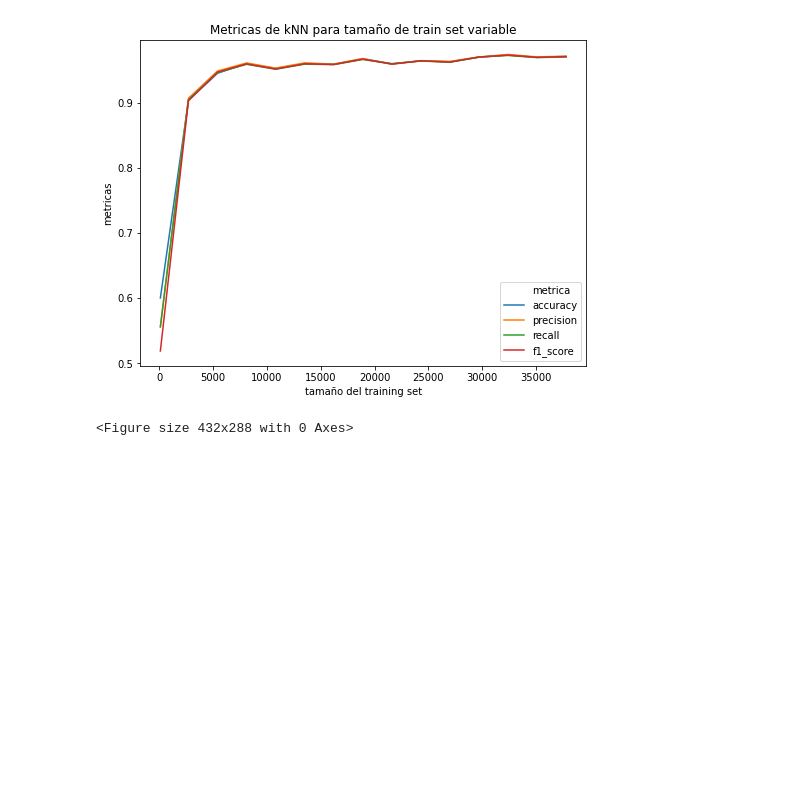
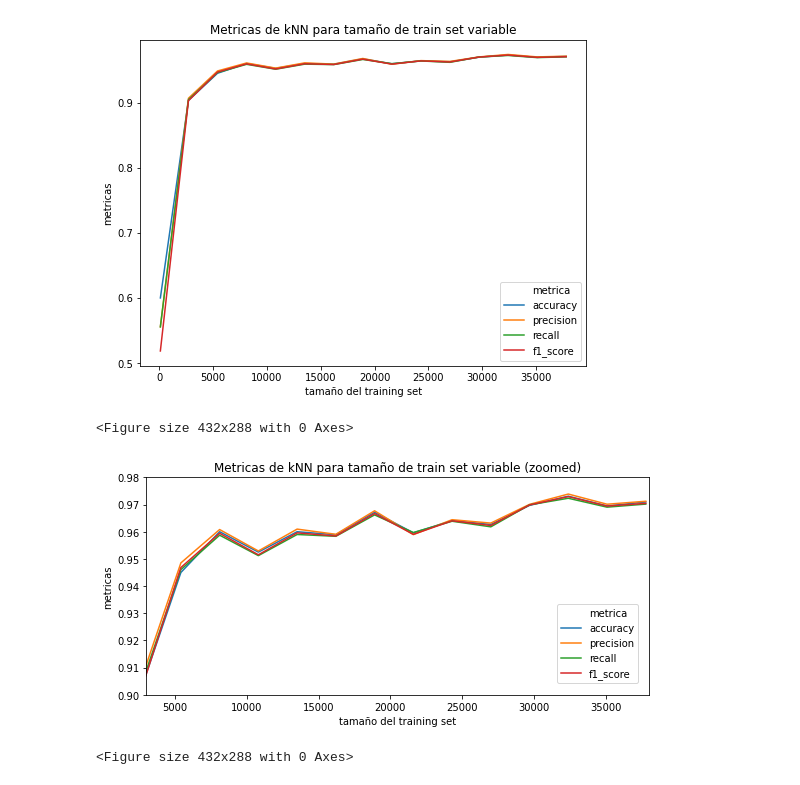
Before and after one commit to davidvenegasr/MetNum, a Jupyter notebook: tp2/notebooks/Experimentacion.ipynb, the cells around one changed output. Drawn from its saved outputs; the diff is of its cells as text; code cells hidden in the pictures; blank space fills up the shorter version.

```diff
--- a/tp2/notebooks/Experimentacion.ipynb
+++ b/tp2/notebooks/Experimentacion.ipynb
@@ -885,6 +886,31 @@ fig.savefig(f"Exp4/Exp4.2/{name}.png")
 # %% [output]
 <Figure size 432x288 with 0 Axes>
 [figure]
+# %%
+# Metricas kNN (zoomed)
+df_metrics = pd.read_csv('Exp4/Exp4.2/metrics_exp4_kNN.csv')
+
+col_scores=["accuracy","precision","recall","f1_score"]
+df_melt_tiempos = df_metrics.melt(id_vars='tamaño', value_vars=col_scores, var_name='metrica', value_name='values')
+
+plt.figure()
+plt.figure(figsize=(9,4))
+gr = sns.lineplot(x = "tamaño", y = 'values', data = df_melt_tiempos, hue = "metrica")
+
+gr.set_title("Metricas de kNN para tamaño de train set variable (zoomed)")
+gr.set_ylabel("metricas")
+gr.set_xlabel("tamaño del training set")
+gr.set_xlim(3000,38000)
+gr.set_ylim(0.9,0.98)
+plt.legend(bbox_to_anchor=(1.8, 0.45), bbox_transform=ax.transAxes)
+
+fig = gr.get_figure()
+name = "exp4_metrics_kNN_zoomed"
+
+fig.savefig(f"Exp4/Exp4.2/{name}.png")
+# %% [output]
+<Figure size 432x288 with 0 Axes>
+[figure, added]
 # %%
 # Metricas kNN+PCA
 df_metrics = pd.read_csv('Exp4/Exp4.2/metrics_exp4_kNN-PCA.csv')
```
Also changed, not shown: parts of 2 cells of this notebook, 4 other files.
